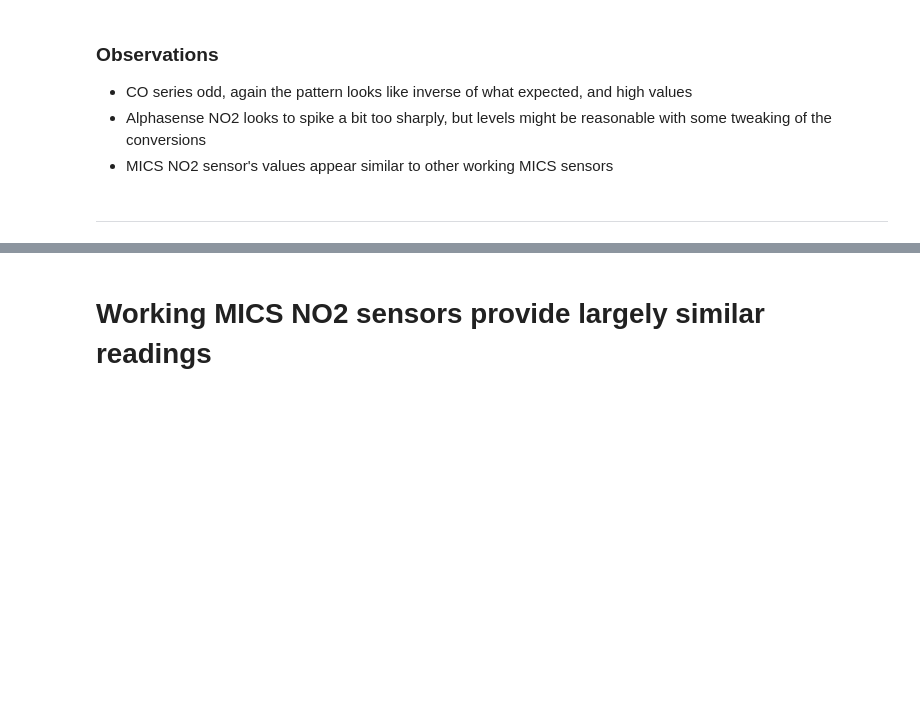
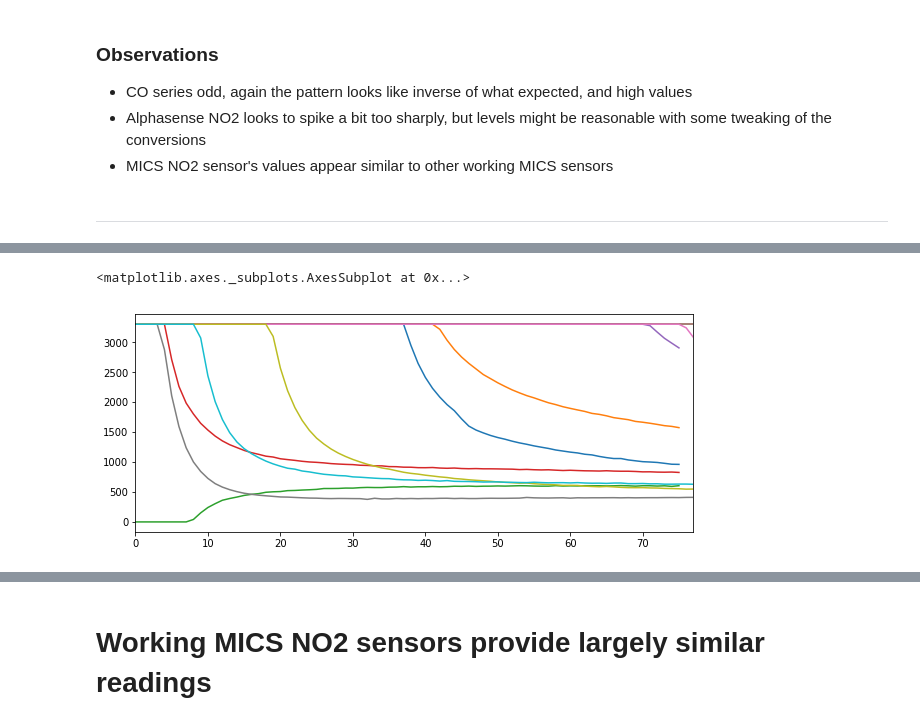
Before and after one commit to jsoikkeli/climathon2016, a Jupyter notebook: 0.3 torching/Analyse_0.3_torching_data.ipynb, the cells around one changed output, grey strips where cells are left out. Drawn from its saved outputs; the diff is of its cells as text; code cells hidden in the pictures; blank space fills up the shorter version.

```diff
--- a/0.3 torching/Analyse_0.3_torching_data.ipynb
+++ b/0.3 torching/Analyse_0.3_torching_data.ipynb
@@ -845,0 +866,16 @@ df_24.NO2_mics_ppb.plot()
+# %%
+# Raw readings, to give context
+df_10.ALPHACO_WORKING.plot()
+df_11.ALPHACO_WORKING.plot()
+df_12.ALPHACO_WORKING.plot()
+df_13.ALPHACO_WORKING.plot()
+df_15.ALPHACO_WORKING.plot()
+
+df_20.ALPHACO_WORKING.plot()
+df_21.ALPHACO_WORKING.plot()
+df_22.ALPHACO_WORKING.plot()
+df_23.ALPHACO_WORKING.plot()
+df_24.ALPHACO_WORKING.plot()
+# %% [output]
+<matplotlib.axes._subplots.AxesSubplot at 0x...>
+[figure, added]
```
Also changed, not shown: parts of 6 cells of this notebook.
